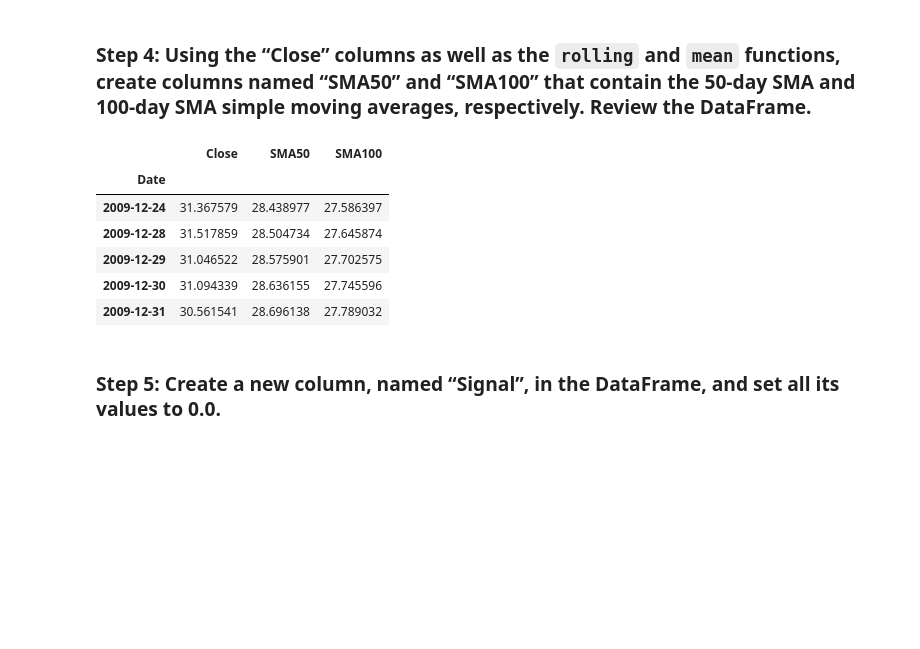
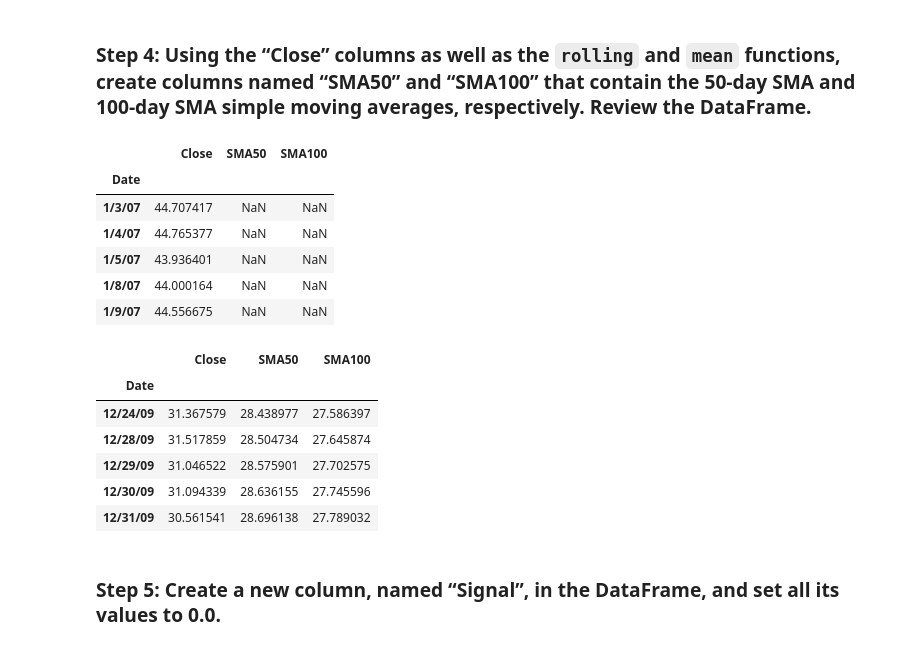
Before and after one commit to apakuki/FinTechBC-ClassActivity, a Jupyter notebook: 14/1/Activities/07-Stu_Short_Position_Algorithm/Unsolved/create_a_short_position_algorithm.ipynb, the cells around one changed output. Cells and saved outputs as stored; diff of their text form; code cells hidden in the pictures; blank space fills up the shorter version.

```diff
--- a/14/1/Activities/07-Stu_Short_Position_Algorithm/Unsolved/create_a_short_position_algorithm.ipynb
+++ b/14/1/Activities/07-Stu_Short_Position_Algorithm/Unsolved/create_a_short_position_algorithm.ipynb
@@ -117,25 +114,35 @@ signals_df.hvplot()
 ### Step 3: Set the `short_window` and `long_window` variables to 50 and 100, respectively.
 # %%
 # Set the short_window (50) and long window (100) variables
-short_window = # YOUR CODE HERE
-long_window = # YOUR CODE HERE
+short_window = 50
+long_window = 100
 # %% [markdown]
 ### Step 4: Using the “Close” columns as well as the `rolling` and `mean` functions, create columns named “SMA50” and “SMA100” that contain the 50-day SMA and 100-day SMA simple moving averages, respectively. Review the DataFrame.
 # %%
 # Generate the short and long moving averages (50 and 100 days, respectively)
-signals_df['SMA50'] = # YOUR CODE HERE
-signals_df['SMA100'] = # YOUR CODE HERE
+signals_df['SMA50'] = signals_df["Close"].rolling(window=short_window).mean()
+signals_df['SMA100'] = signals_df["Close"].rolling(window=long_window).mean()
 
 # Review the DataFrame
 # YOUR CODE HERE
+
+display(signals_df.head())
+display(signals_df.tail())
 # %% [output]
 |  | Close | SMA50 | SMA100 |
 | Date |  |  |  |
-| 2009-12-24 | 31.367579 | 28.438977 | 27.586397 |
-| 2009-12-28 | 31.517859 | 28.504734 | 27.645874 |
-| 2009-12-29 | 31.046522 | 28.575901 | 27.702575 |
-| 2009-12-30 | 31.094339 | 28.636155 | 27.745596 |
-| 2009-12-31 | 30.561541 | 28.696138 | 27.789032 |
+| 1/3/07 | 44.707417 | NaN | NaN |
+| 1/4/07 | 44.765377 | NaN | NaN |
+| 1/5/07 | 43.936401 | NaN | NaN |
+| 1/8/07 | 44.000164 | NaN | NaN |
+| 1/9/07 | 44.556675 | NaN | NaN |
+|  | Close | SMA50 | SMA100 |
+| Date |  |  |  |
+| 12/24/09 | 31.367579 | 28.438977 | 27.586397 |
+| 12/28/09 | 31.517859 | 28.504734 | 27.645874 |
+| 12/29/09 | 31.046522 | 28.575901 | 27.702575 |
+| 12/30/09 | 31.094339 | 28.636155 | 27.745596 |
+| 12/31/09 | 30.561541 | 28.696138 | 27.789032 |
 # %% [markdown]
 ### Step 5: Create a new column, named “Signal”, in the DataFrame, and set all its values to 0.0.
 # %%
```
Also changed, not shown: parts of 10 cells of this notebook.
